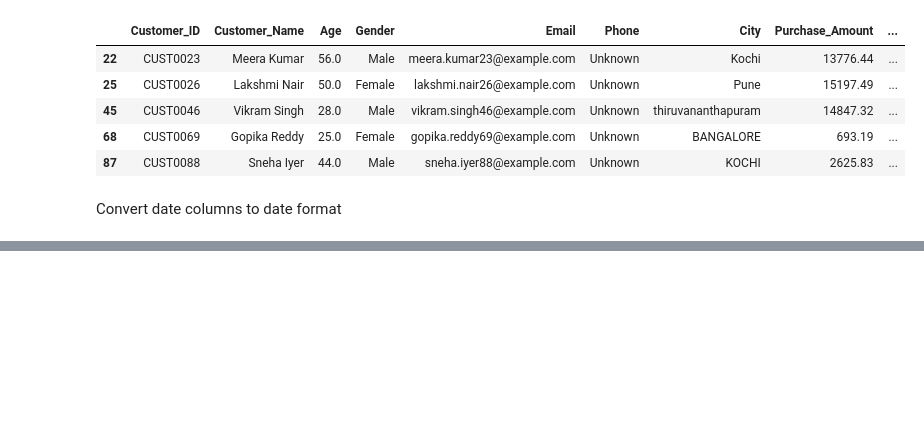
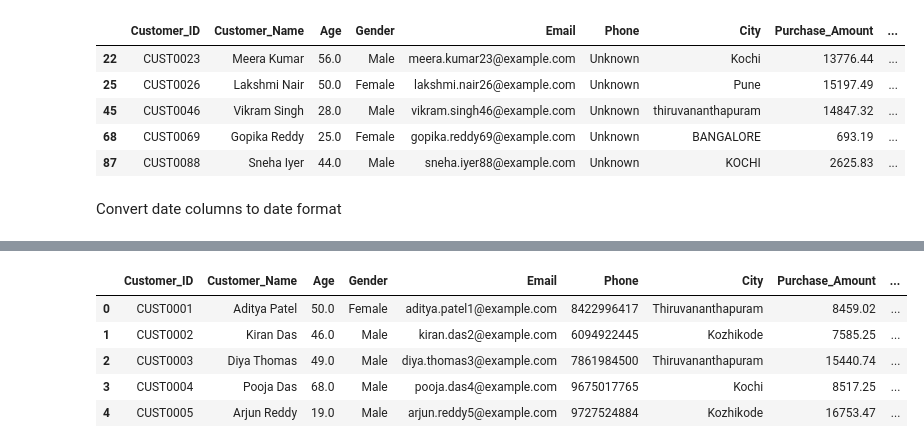
Before and after one commit to ambusr/Data-Science_workspace, a Jupyter notebook: Pandas/Day8_Cleaning_Practice_Project.ipynb, the cells around one changed output, grey strips where cells are left out. Saved outputs shown, nothing was run; the diff lists cells and outputs as text; code cells hidden in the pictures; blank space fills up the shorter version.

```diff
--- a/Pandas/Day8_Cleaning_Practice_Project.ipynb
+++ b/Pandas/Day8_Cleaning_Practice_Project.ipynb
@@ -252,0 +302,3 @@ Convert date columns to date format
+# %%
+df.City=df.City.fillna("Not available") #Filling non values with not available
+df.City.info()
@@ -252,0 +314,3 @@ Convert date columns to date format
+# %%
+df.City=df.City.str.title() #Standardize city
+df.City.head()
@@ -252,0 +338,4 @@ Convert date columns to date format
+# %%
+df["Purchase_Amount"] = pd.to_numeric(df["Purchase_Amount"], errors="coerce")
+print(df["Purchase_Amount"].sort_values().head(10))
+print(df["Purchase_Amount"].sort_values(ascending=False).head(10))
@@ -252,0 +360,5 @@ Convert date columns to date format
+# %%
+median = df["Purchase_Amount"].median()
+df["Purchase_Amount"] = df["Purchase_Amount"].fillna(median)
+df.loc[df["Purchase_Amount"] > 200000, "Purchase_Amount"] = median
+df.Purchase_Amount.describe()
@@ -253 +394,10 @@ Convert date columns to date format
+# %%
+display(df.head())
+# %% [output]
+|  | Customer_ID | Customer_Name | Age | Gender | Email | Phone | City | Purchase_Amount | ... |
+| 0 | CUST0001 | Aditya Patel | 50.0 | Female | aditya.patel1@example.com | 8422996417 | Thiruvananthapuram | 8459.02 | ... |
+| 1 | CUST0002 | Kiran Das | 46.0 | Male | kiran.das2@example.com | 6094922445 | Kozhikode | 7585.25 | ... |
+| 2 | CUST0003 | Diya Thomas | 49.0 | Male | diya.thomas3@example.com | 7861984500 | Thiruvananthapuram | 15440.74 | ... |
+| 3 | CUST0004 | Pooja Das | 68.0 | Male | pooja.das4@example.com | 9675017765 | Kochi | 8517.25 | ... |
+| 4 | CUST0005 | Arjun Reddy | 19.0 | Male | arjun.reddy5@example.com | 9727524884 | Kozhikode | 16753.47 | ... |
 # %%
```
Also changed, not shown: parts of 12 cells of this notebook, 1 other file.
